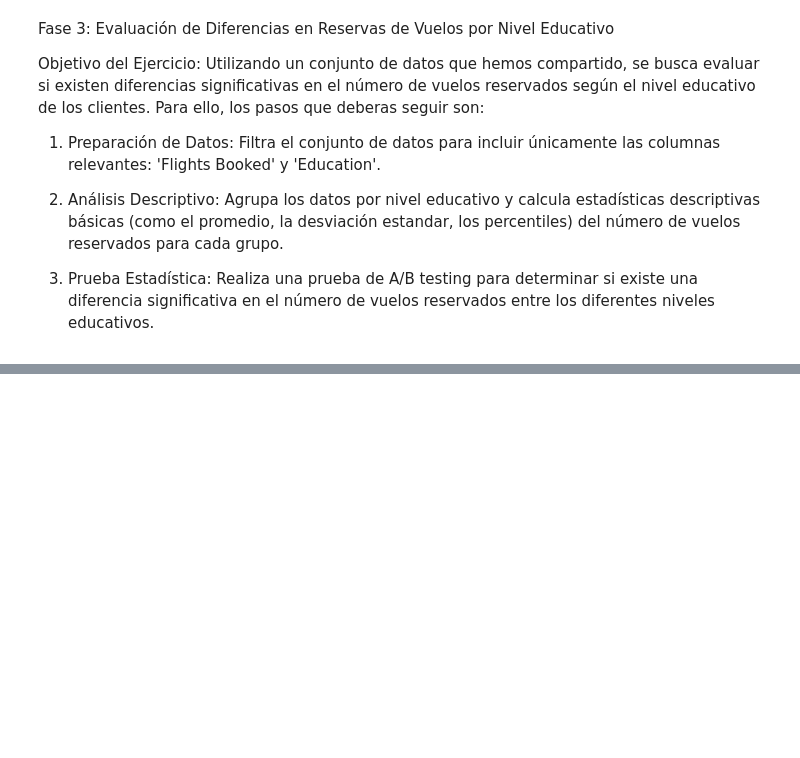
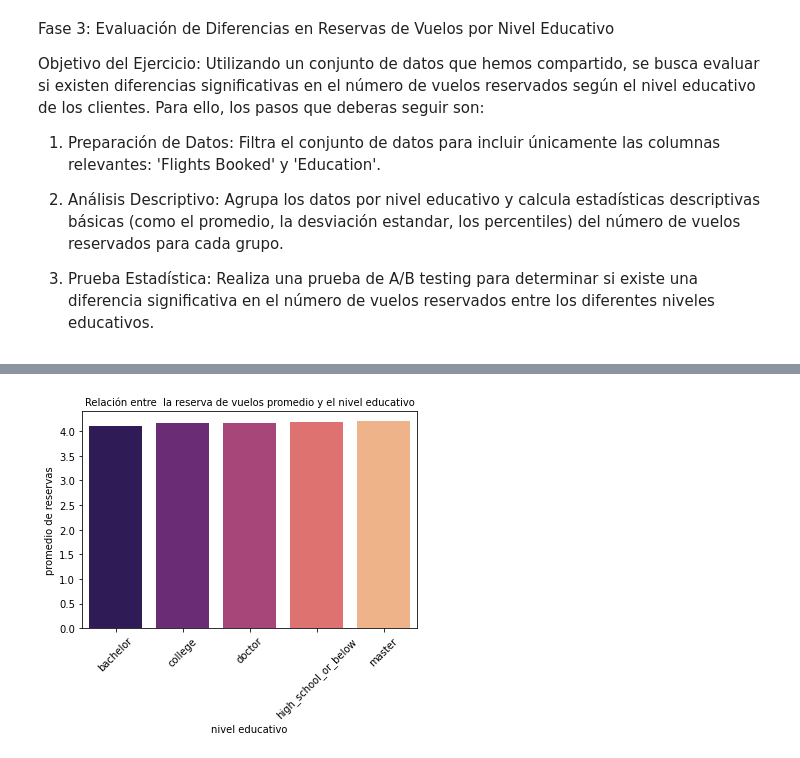
Before and after one commit to Adalab/bda-modulo-3-evaluacion-final-raquelmartinrodriguez, a Jupyter notebook: 4_a_b_testing.ipynb, the cells around one changed output, grey strips where cells are left out. Saved outputs shown, nothing was run; the diff lists cells and outputs as text; code cells hidden in the pictures; blank space fills up the shorter version.

```diff
--- a/4_a_b_testing.ipynb
+++ b/4_a_b_testing.ipynb
@@ -40,4 +43,5 @@ pd.set_option('display.max_columns', None) # para poder visualizar todas las col
 import warnings
 warnings.filterwarnings("ignore")
 # %%
-df = pd.read_csv ('files/flights.csv')
+df = pd.read_csv ('files/flights.csv', index_col = 0)
+df.head()
@@ -43,0 +168,3 @@ df = pd.read_csv ('files/flights.csv')
+# %%
+df_reservas = df.groupby('education')['flights_booked'].mean().reset_index()
+df_reservas
@@ -43,0 +188,13 @@ df = pd.read_csv ('files/flights.csv')
+# %%
+sns.barplot(x = "education",
+               y = "flights_booked",
+               data = df_reservas,
+               palette = "magma")
+
+
+plt.xlabel("nivel educativo")
+plt.ylabel("promedio de reservas")
+plt.xticks(rotation = 45)
+plt.title("Relación entre  la reserva de vuelos promedio y el nivel educativo", fontsize = 10);
+# %% [output]
+[figure, added]
```
Also changed, not shown: parts of 36 cells of this notebook, 1 other file.
